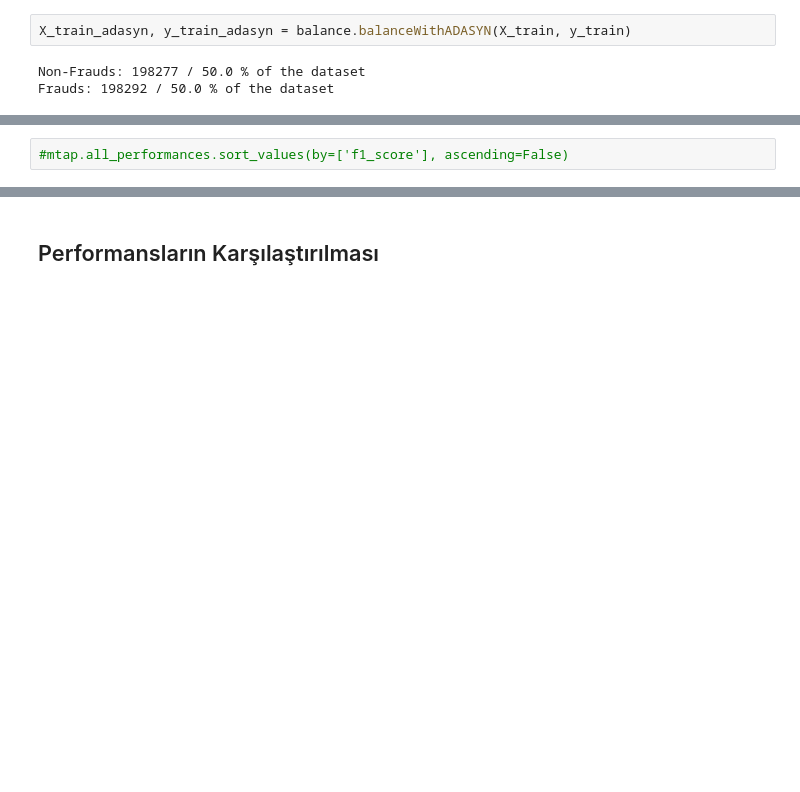
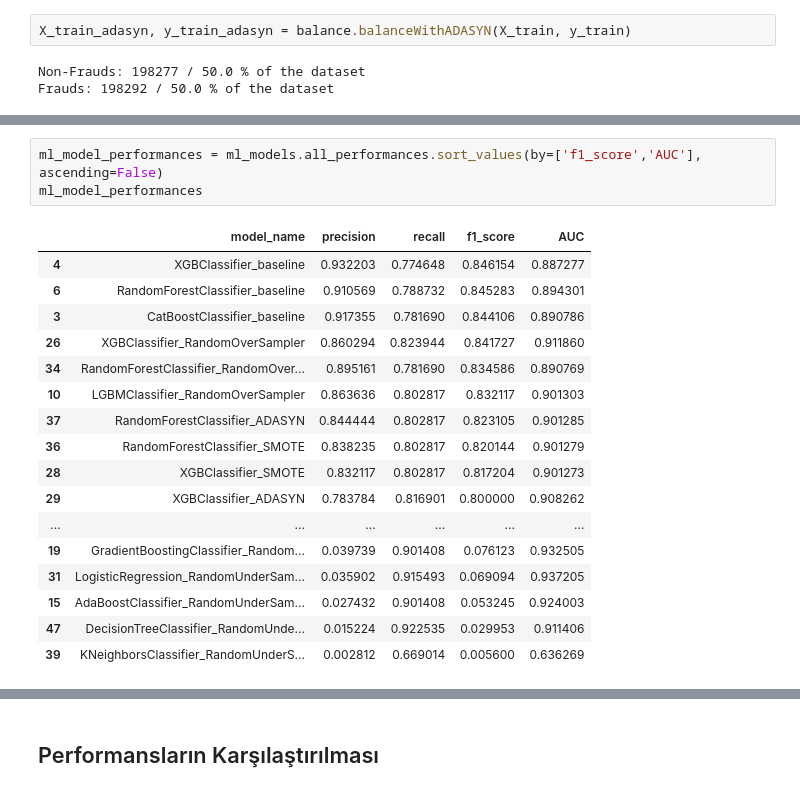
Before and after one commit to Tek-nr/AI-Based-Fraud-Detection, a Jupyter notebook: creditcard.ipynb, the cells around one changed output, grey strips where cells are left out. Saved outputs shown, nothing was run; the diff lists cells and outputs as text; blank space fills up the shorter version.

```diff
--- a/creditcard.ipynb
+++ b/creditcard.ipynb
@@ -366,2 +465,21 @@ for i in ml_models:
 # %%
-#mtap.all_performances.sort_values(by=['f1_score'], ascending=False)
+ml_model_performances = ml_models.all_performances.sort_values(by=['f1_score','AUC'], ascending=False)
+ml_model_performances
+# %% [output]
+|  | model_name | precision | recall | f1_score | AUC |
+| 4 | XGBClassifier_baseline | 0.932203 | 0.774648 | 0.846154 | 0.887277 |
+| 6 | RandomForestClassifier_baseline | 0.910569 | 0.788732 | 0.845283 | 0.894301 |
+| 3 | CatBoostClassifier_baseline | 0.917355 | 0.781690 | 0.844106 | 0.890786 |
+| 26 | XGBClassifier_RandomOverSampler | 0.860294 | 0.823944 | 0.841727 | 0.911860 |
+| 34 | RandomForestClassifier_RandomOver... | 0.895161 | 0.781690 | 0.834586 | 0.890769 |
+| 10 | LGBMClassifier_RandomOverSampler | 0.863636 | 0.802817 | 0.832117 | 0.901303 |
+| 37 | RandomForestClassifier_ADASYN | 0.844444 | 0.802817 | 0.823105 | 0.901285 |
+| 36 | RandomForestClassifier_SMOTE | 0.838235 | 0.802817 | 0.820144 | 0.901279 |
+| 28 | XGBClassifier_SMOTE | 0.832117 | 0.802817 | 0.817204 | 0.901273 |
+| 29 | XGBClassifier_ADASYN | 0.783784 | 0.816901 | 0.800000 | 0.908262 |
+| ... | ... | ... | ... | ... | ... |
+| 19 | GradientBoostingClassifier_Random... | 0.039739 | 0.901408 | 0.076123 | 0.932505 |
+| 31 | LogisticRegression_RandomUnderSam... | 0.035902 | 0.915493 | 0.069094 | 0.937205 |
+| 15 | AdaBoostClassifier_RandomUnderSam... | 0.027432 | 0.901408 | 0.053245 | 0.924003 |
+| 47 | DecisionTreeClassifier_RandomUnde... | 0.015224 | 0.922535 | 0.029953 | 0.911406 |
+| 39 | KNeighborsClassifier_RandomUnderS... | 0.002812 | 0.669014 | 0.005600 | 0.636269 |
```
Also changed, not shown: parts of 85 cells of this notebook.
